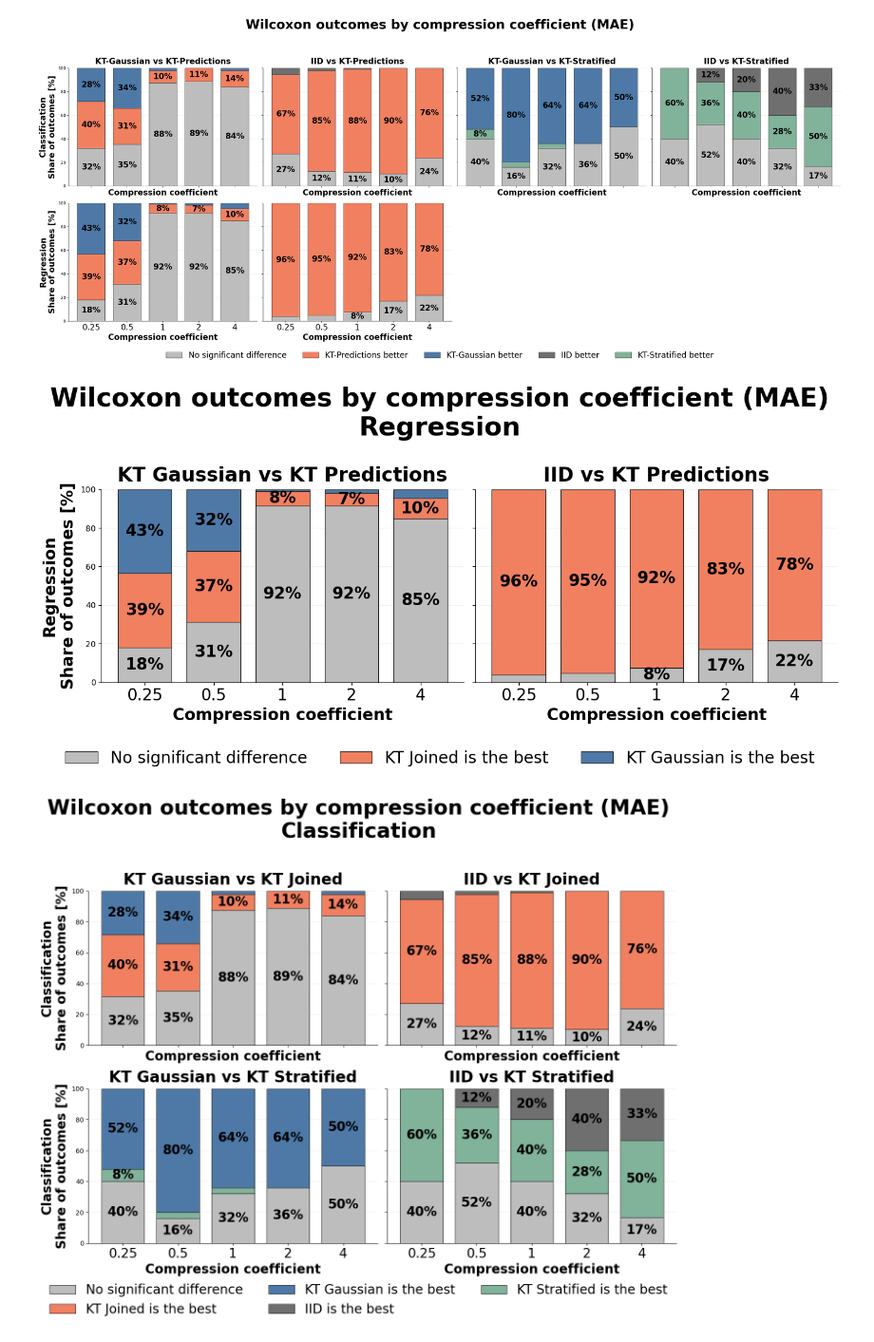
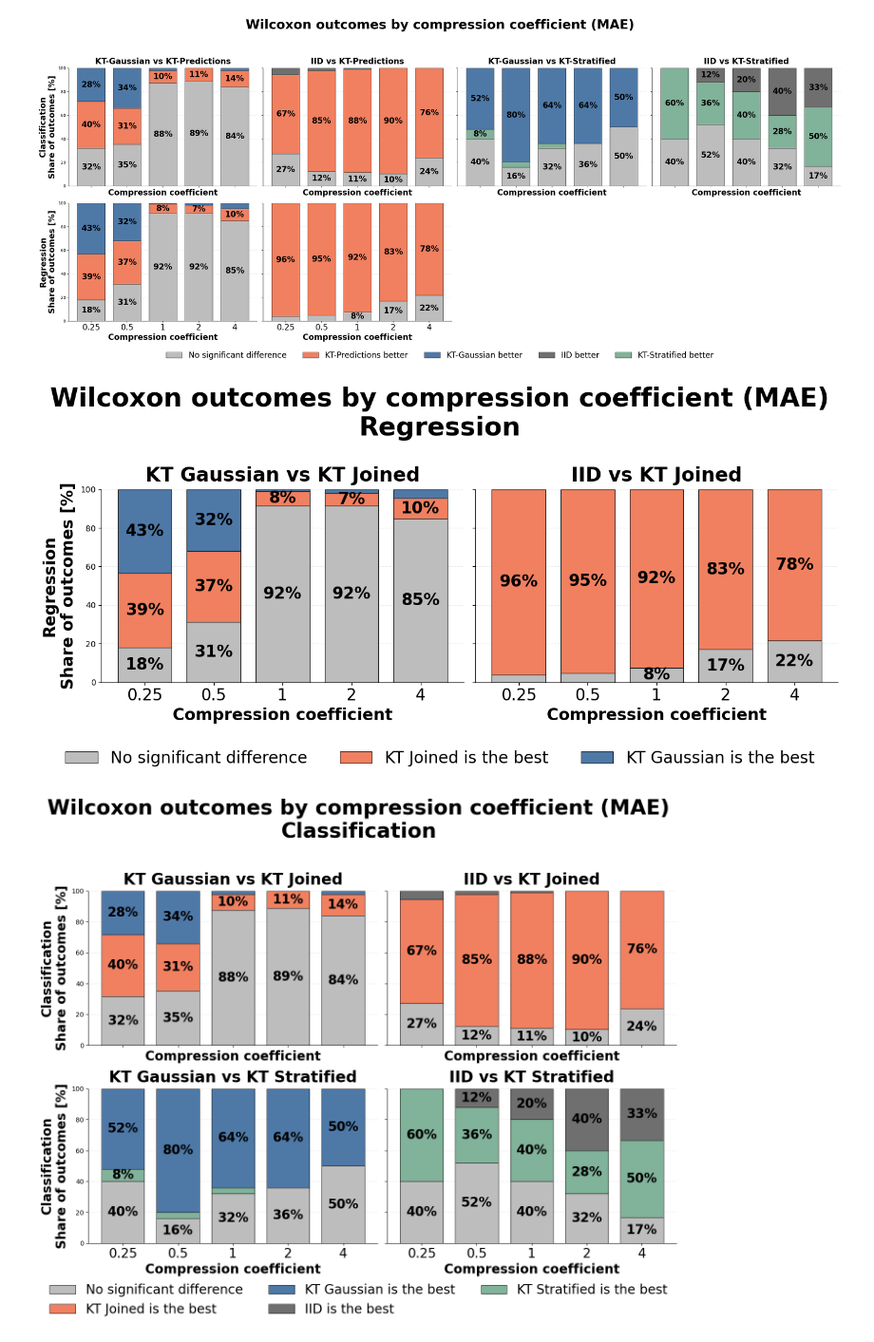
Before and after one commit to kateqwerty001/bsc-compress-then-explain, a Jupyter notebook: visualizations/tests.ipynb, the cells around one changed output. Shown at 95% size. Saved outputs shown, nothing was run; the diff lists cells and outputs as text; code cells hidden in the pictures.

Commit message:
joined miss

```diff
--- a/visualizations/tests.ipynb
+++ b/visualizations/tests.ipynb
@@ -1270,12 +1270,12 @@ comparisons = [
     ("kt_gaussian", "kt_predictions",
      {"No significant difference": "#BDBDBD", "kt_predictions": "#f08060", "kt_gaussian": "#4E79A7"},
      {"No significant difference": "No significant difference", "kt_predictions": "KT Joined is the best", "kt_gaussian": "KT Gaussian is the best"},
-     "KT Gaussian vs KT Predictions"),
+     "KT Gaussian vs KT Joined"),
 
     ("iid", "kt_predictions",
      {"No significant difference": "#BDBDBD", "kt_predictions": "#f08060", "iid": "#6F6F6F"},
      {"No significant difference": "No significant difference", "kt_predictions": "KT Joined is the best", "iid": "IID is the best"},
-     "IID vs KT Predictions"),
+     "IID vs KT Joined"),
 
     # ("kt_gaussian", "kt_stratified",
     #  {"No significant difference": "#BDBDBD", "kt_stratified": "#81b29a", "kt_gaussian": "#4E79A7"},
@@ -1375,34 +1375,34 @@ for ax in axes:
         labels_all.extend(l)
 
 # dedupe + DROP IID legend entry
 seen = {}
 for h, l in zip(handles_all, labels_all):
     if l not in seen and "IID" not in l:   # <- removes IID label
         seen[l] = h
 
 fig.legend(
     seen.values(),
     seen.keys(),
     loc="lower center",
     ncol=len(seen),
     frameon=False,
     fontsize=20,
     bbox_to_anchor=(0.5, -0.02),  # <- lower than before
 )
 
 fig.suptitle(
     f"Wilcoxon outcomes by compression coefficient ({METRIC.upper()})\nRegression",
     fontsize=32,
     fontweight="bold",
     y=0.95,
 )
 
 plt.tight_layout(rect=[0, 0.10, 1, 0.93])  # <- more bottom space for lower legend
 os.makedirs("./image22", exist_ok=True)
 plt.savefig("./image22/wilcoxon_regression_only.pdf", dpi=300, bbox_inches="tight")
 plt.show()
 # %% [output]
-[figure, old version]
+[figure, new version]
 # %%
 import os
 import numpy as np
```
Also changed, not shown: 1 other file.
